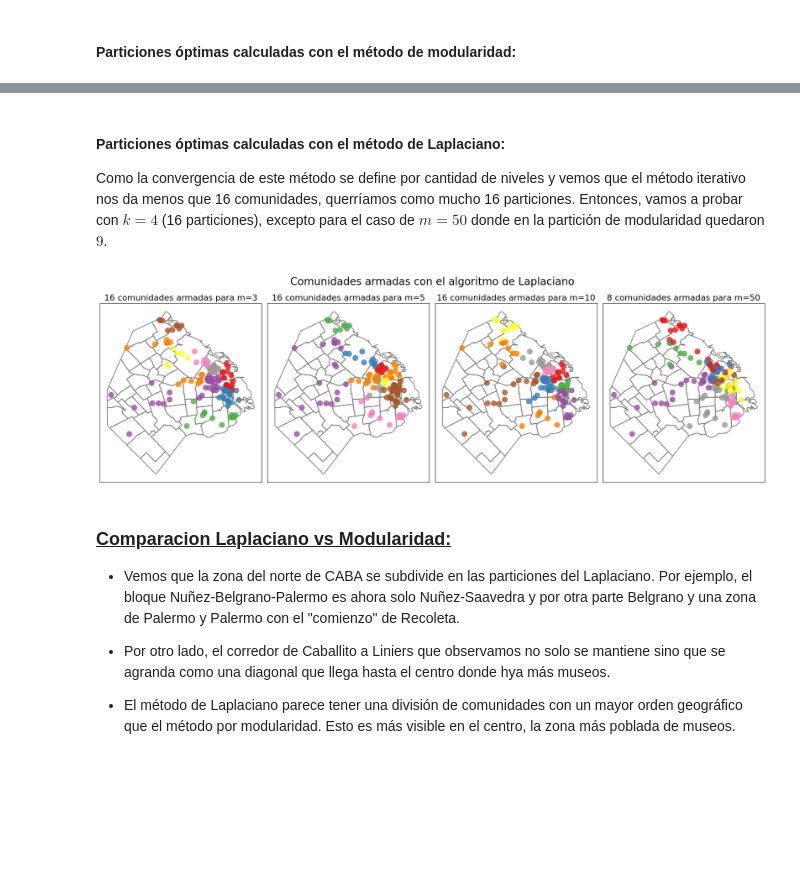
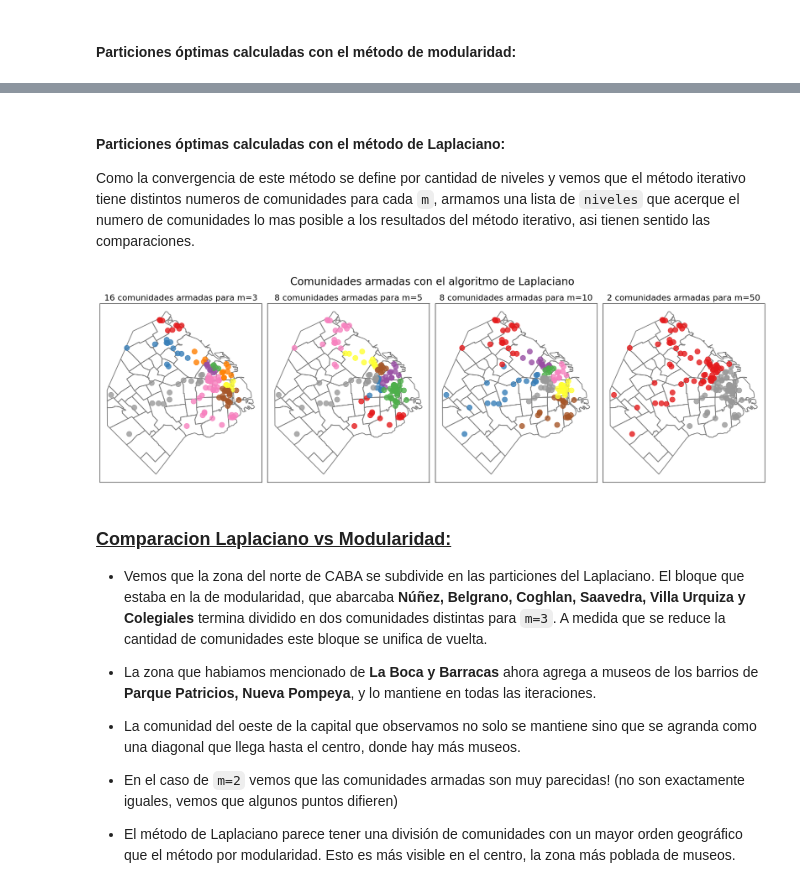
Before and after one commit to pedrofuentes79/ALC-tp1, a Jupyter notebook: tp2/ejercicios_3_4.ipynb, the cells around one changed output, grey strips where cells are left out. Drawn from its saved outputs; the diff is of its cells as text; code cells hidden in the pictures; blank space fills up the shorter version.

Commit message:
Rehago los analisis, ahora con el nuevo algoritmo

```diff
--- a/tp2/ejercicios_3_4.ipynb
+++ b/tp2/ejercicios_3_4.ipynb
@@ -170,30 +171,32 @@ Observamos también que el número de comunidades se reduce al aumentar el $m$ y
 # %% [markdown]
 #### Particiones óptimas calculadas con el método de Laplaciano:
 
-Como la convergencia de este método se define por cantidad de niveles y vemos que el método iterativo nos da menos que 16 comunidades, querríamos como mucho 16 particiones.
-Entonces, vamos a probar con $k=4$ (16 particiones), excepto para el caso de $m=50$ donde en la partición de modularidad quedaron $9$.
+Como la convergencia de este método se define por cantidad de niveles y vemos que el método iterativo tiene distintos numeros de comunidades para cada `m`, armamos una lista de `niveles` que acerque el numero de comunidades lo mas posible a los resultados del método iterativo, asi tienen sentido las comparaciones.
 # %%
 fig, axes = plt.subplots(1, len(M), figsize=(18, 6))
 
-niveles = 4  # Número de niveles para el algoritmo de Laplaciano
-for i, m in enumerate(M):
+niveles = [4, 3, 3, 1]
+
+for i, (m, nivel) in enumerate(zip(M, niveles)):
     A = simetrizar_A(construye_adyacencia(D, m))
-    if m==50:
-        niveles = 3
-    comunidades = laplaciano_iterativo(A, niveles=niveles)
+    comunidades = laplaciano_iterativo(A, niveles=nivel)
     numero_de_comunidades = len(comunidades)
     graficar_particion(A, comunidades, titulo=f"{numero_de_comunidades} comunidades armadas para m={m}", ax=axes[i])
 
 plt.suptitle("Comunidades armadas con el algoritmo de Laplaciano", fontsize=20)
 plt.tight_layout()
 plt.show()
 # %% [output]
-[figure, old version]
+[figure, new version]
 # %% [markdown]
 ### <u> Comparacion Laplaciano vs Modularidad: </u>
 
-- Vemos que la zona del norte de CABA se subdivide en las particiones del Laplaciano. Por ejemplo, el bloque Nuñez-Belgrano-Palermo es ahora solo Nuñez-Saavedra y por otra parte Belgrano y una zona de Palermo y Palermo con el "comienzo" de Recoleta.
+- Vemos que la zona del norte de CABA se subdivide en las particiones del Laplaciano. El bloque que estaba en la de modularidad, que abarcaba **Núñez, Belgrano, Coghlan, Saavedra, Villa Urquiza y Colegiales** termina dividido en dos comunidades distintas para `m=3`. A medida que se reduce la cantidad de comunidades este bloque se unifica de vuelta.
 
-- Por otro lado, el corredor de Caballito a Liniers que observamos no solo se mantiene sino que se agranda como una diagonal que llega hasta el centro donde hya más museos.
+- La zona que habiamos mencionado de **La Boca y Barracas** ahora agrega a museos de los barrios de **Parque Patricios, Nueva Pompeya**, y lo mantiene en todas las iteraciones.
+
+- La comunidad del oeste de la capital que observamos no solo se mantiene sino que se agranda como una diagonal que llega hasta el centro, donde hay más museos.
+
+- En el caso de `m=2` vemos que las comunidades armadas son muy parecidas! (no son exactamente iguales, vemos que algunos puntos difieren)
 
 - El método de Laplaciano parece tener una división de comunidades con un mayor orden geográfico que el método por modularidad. Esto es más visible en el centro, la zona más poblada de museos.
```
Also changed, not shown: parts of 3 cells of this notebook.
